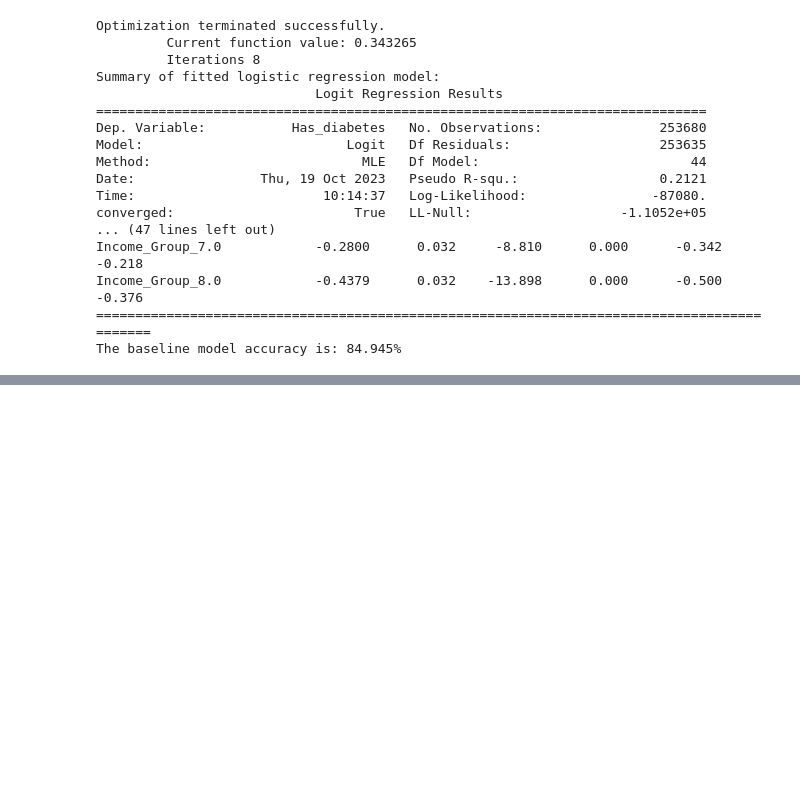
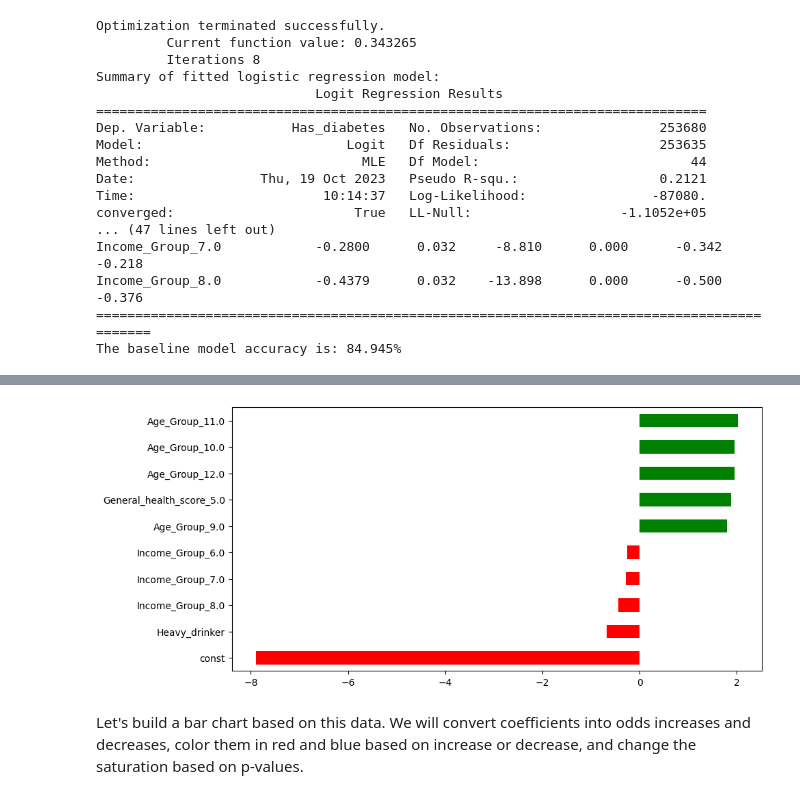
Before and after one commit to diego2017/capstone_disease_predictor, a Jupyter notebook: notebooks/04-modelling.ipynb, the cells around one changed output, grey strips where cells are left out. Drawn from its saved outputs; the diff is of its cells as text; code cells hidden in the pictures; blank space fills up the shorter version.

```diff
--- a/notebooks/04-modelling.ipynb
+++ b/notebooks/04-modelling.ipynb
@@ -237,3 +237,17 @@ Income_Group_7.0            -0.2800      0.032     -8.810      0.000      -0.342
 Income_Group_8.0            -0.4379      0.032    -13.898      0.000      -0.500      -0.376
 ============================================================================================
 The baseline model accuracy is: 84.945%
+# %%
+
+sorted_coef = logit_fitted.params.sort_values()
+
+#get the top and bottom coef
+low_5_coef = sorted_coef.head(5)
+high_5_coef = sorted_coef.tail(5)
+
+# Join them
+combined_coef = pd.concat([low_5_coef, high_5_coef])
+
+# Display results
+print("Top 5 coefficients with the lowest values and top 5 with the highest values are:")
+print(combined_coef)
@@ -239,0 +267,10 @@ The baseline model accuracy is: 84.945%
+# %%
+#create a visualisation:
+colour = ['red' if x < 0 else 'green' for x in combined_coef]
+plt.figure(figsize=(10,5))
+combined_coef.plot(kind='barh', color=colour)
+plt.show()
+# %% [output]
+[figure, added]
+# %% [markdown]
+Let's build a bar chart based on this data. We will convert coefficients into odds increases and decreases, color them in red and blue based on increase or decrease, and change the saturation based on p-values.
```
Also changed, not shown: parts of 3 cells of this notebook.
